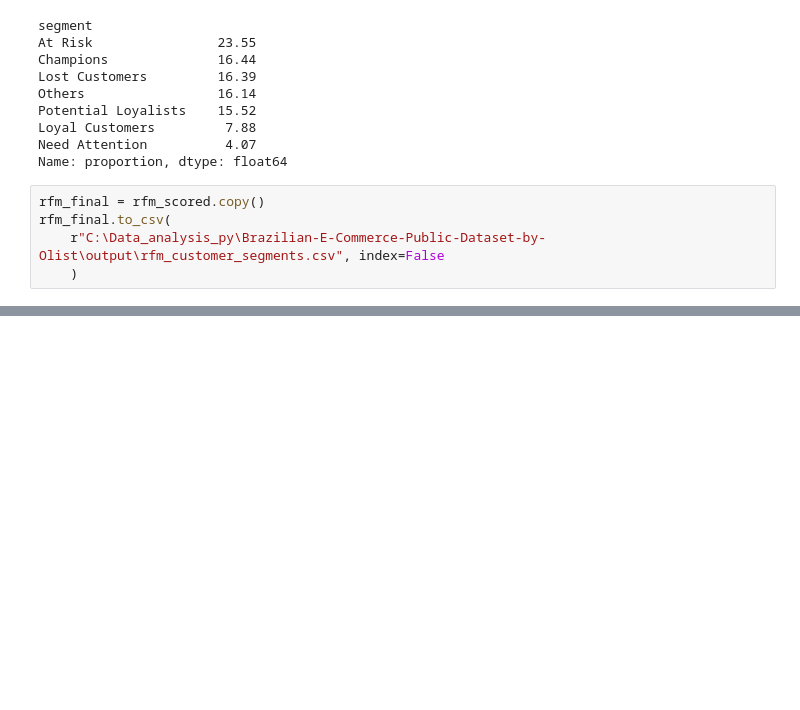
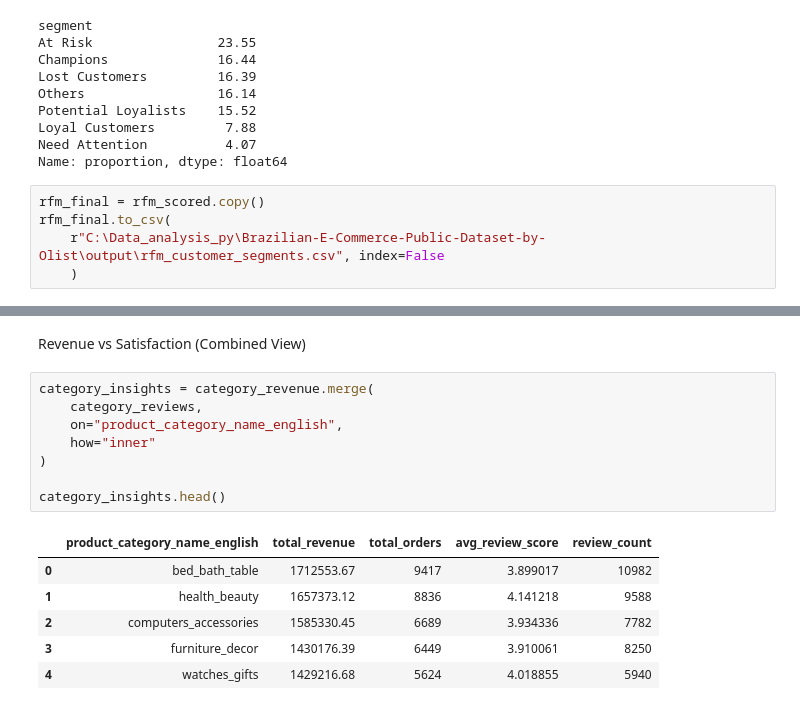
Before and after one commit to abhishek-shukla7/Brazilian-E-Commerce-by-Olist-analysis, a Jupyter notebook: Brazilian.ipynb, the cells around one changed output, grey strips where cells are left out. Drawn from its saved outputs; the diff is of its cells as text; blank space fills up the shorter version.

```diff
--- a/Brazilian.ipynb
+++ b/Brazilian.ipynb
@@ -785,0 +901,17 @@ rfm_final.to_csv(
+# %% [markdown]
+Revenue vs Satisfaction (Combined View)
+# %%
+category_insights = category_revenue.merge(
+    category_reviews,
+    on="product_category_name_english",
+    how="inner"
+)
+
+category_insights.head()
+# %% [output]
+|  | product_category_name_english | total_revenue | total_orders | avg_review_score | review_count |
+| 0 | bed_bath_table | 1712553.67 | 9417 | 3.899017 | 10982 |
+| 1 | health_beauty | 1657373.12 | 8836 | 4.141218 | 9588 |
+| 2 | computers_accessories | 1585330.45 | 6689 | 3.934336 | 7782 |
+| 3 | furniture_decor | 1430176.39 | 6449 | 3.910061 | 8250 |
+| 4 | watches_gifts | 1429216.68 | 5624 | 4.018855 | 5940 |
```
Also changed, not shown: parts of 13 cells of this notebook, 4 other files.
